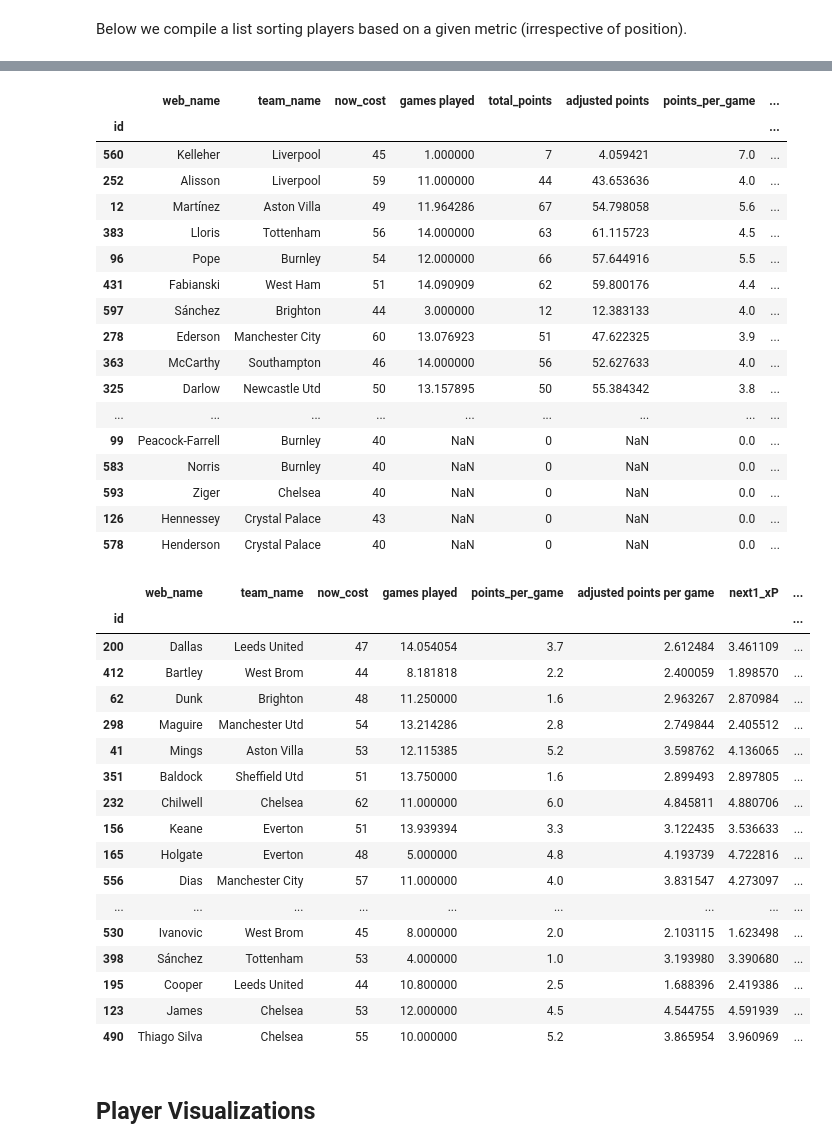
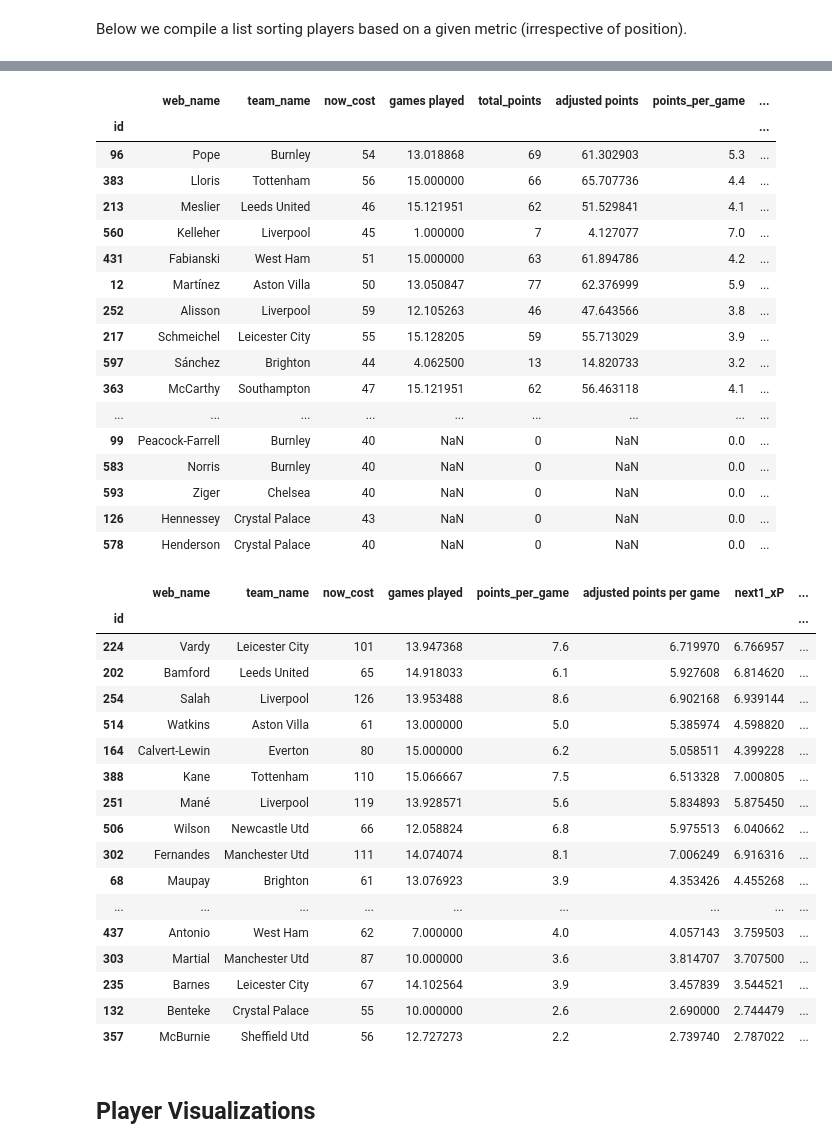
Before and after one commit to jaksticks/Fantasy-Premier-League, a Jupyter notebook: notebooks/playerEvaluation.ipynb, the cells around one changed output, grey strips where cells are left out. Drawn from its saved outputs; the diff is of its cells as text; code cells hidden in the pictures.

```diff
--- a/notebooks/playerEvaluation.ipynb
+++ b/notebooks/playerEvaluation.ipynb
@@ -4,7 +4,7 @@
 Here we compare players based on their adjusted points. Also, we calculate some useful metrics using the adjusted points to further evaluate player performance in FPL.
 # %%
 # recent gameweek
-gameweek = 14
+gameweek = 15
 # %%
 # import basic libraries
 import pandas as pd
@@ -38,6 +38,7 @@ The value points is calculated as the geometric mean of a players adjusted point
 # value = expected points / cost
 df['value'] = df['adjusted points per game'] / (df['now_cost'] / 10.0)
 df['value form 5'] = df['form 5'] / (df['now_cost'] / 10.0)
+df['value form 10'] = df['form 10'] / (df['now_cost'] / 10.0)
 # geometric mean of 'adjusted points per game' and 'value'
 df['valuePoints metric'] = np.sqrt(df['adjusted points per game'] * df['value'])
 # %%
@@ -242,16 +243,16 @@ display(df[goalkeepers].sort_values(by=[metric], ascending=False)[['web_name','t
 # %% [output]
 |  | web_name | team_name | now_cost | games played | total_points | adjusted points | points_per_game | ... |
 | id |  |  |  |  |  |  |  | ... |
-| 560 | Kelleher | Liverpool | 45 | 1.000000 | 7 | 4.059421 | 7.0 | ... |
-| 252 | Alisson | Liverpool | 59 | 11.000000 | 44 | 43.653636 | 4.0 | ... |
-| 12 | Martínez | Aston Villa | 49 | 11.964286 | 67 | 54.798058 | 5.6 | ... |
-| 383 | Lloris | Tottenham | 56 | 14.000000 | 63 | 61.115723 | 4.5 | ... |
-| 96 | Pope | Burnley | 54 | 12.000000 | 66 | 57.644916 | 5.5 | ... |
-| 431 | Fabianski | West Ham | 51 | 14.090909 | 62 | 59.800176 | 4.4 | ... |
-| 597 | Sánchez | Brighton | 44 | 3.000000 | 12 | 12.383133 | 4.0 | ... |
-| 278 | Ederson | Manchester City | 60 | 13.076923 | 51 | 47.622325 | 3.9 | ... |
-| 363 | McCarthy | Southampton | 46 | 14.000000 | 56 | 52.627633 | 4.0 | ... |
-| 325 | Darlow | Newcastle Utd | 50 | 13.157895 | 50 | 55.384342 | 3.8 | ... |
+| 96 | Pope | Burnley | 54 | 13.018868 | 69 | 61.302903 | 5.3 | ... |
+| 383 | Lloris | Tottenham | 56 | 15.000000 | 66 | 65.707736 | 4.4 | ... |
+| 213 | Meslier | Leeds United | 46 | 15.121951 | 62 | 51.529841 | 4.1 | ... |
+| 560 | Kelleher | Liverpool | 45 | 1.000000 | 7 | 4.127077 | 7.0 | ... |
+| 431 | Fabianski | West Ham | 51 | 15.000000 | 63 | 61.894786 | 4.2 | ... |
+| 12 | Martínez | Aston Villa | 50 | 13.050847 | 77 | 62.376999 | 5.9 | ... |
+| 252 | Alisson | Liverpool | 59 | 12.105263 | 46 | 47.643566 | 3.8 | ... |
+| 217 | Schmeichel | Leicester City | 55 | 15.128205 | 59 | 55.713029 | 3.9 | ... |
+| 597 | Sánchez | Brighton | 44 | 4.062500 | 13 | 14.820733 | 3.2 | ... |
+| 363 | McCarthy | Southampton | 47 | 15.121951 | 62 | 56.463118 | 4.1 | ... |
 | ... | ... | ... | ... | ... | ... | ... | ... | ... |
 | 99 | Peacock-Farrell | Burnley | 40 | NaN | 0 | NaN | 0.0 | ... |
 | 583 | Norris | Burnley | 40 | NaN | 0 | NaN | 0.0 | ... |
@@ -261,28 +262,28 @@ display(df[goalkeepers].sort_values(by=[metric], ascending=False)[['web_name','t
 # %%
 metric = 'xG'
 
-display(df[defenders].sort_values(by=[metric], ascending=False)[['web_name','team_name','now_cost',\
+display(df.sort_values(by=[metric], ascending=False)[['web_name','team_name','now_cost',\
           'games played','points_per_game','adjusted points per game','next1_xP',\
                       'valuePoints metric', 'xG', 'xA', 'xG+xA', 'xG+xA per game']].head(numberToShow))
 # %% [output]
 |  | web_name | team_name | now_cost | games played | points_per_game | adjusted points per game | next1_xP | ... |
 | id |  |  |  |  |  |  |  | ... |
-| 200 | Dallas | Leeds United | 47 | 14.054054 | 3.7 | 2.612484 | 3.461109 | ... |
-| 412 | Bartley | West Brom | 44 | 8.181818 | 2.2 | 2.400059 | 1.898570 | ... |
-| 62 | Dunk | Brighton | 48 | 11.250000 | 1.6 | 2.963267 | 2.870984 | ... |
-| 298 | Maguire | Manchester Utd | 54 | 13.214286 | 2.8 | 2.749844 | 2.405512 | ... |
-| 41 | Mings | Aston Villa | 53 | 12.115385 | 5.2 | 3.598762 | 4.136065 | ... |
-| 351 | Baldock | Sheffield Utd | 51 | 13.750000 | 1.6 | 2.899493 | 2.897805 | ... |
-| 232 | Chilwell | Chelsea | 62 | 11.000000 | 6.0 | 4.845811 | 4.880706 | ... |
-| 156 | Keane | Everton | 51 | 13.939394 | 3.3 | 3.122435 | 3.536633 | ... |
-| 165 | Holgate | Everton | 48 | 5.000000 | 4.8 | 4.193739 | 4.722816 | ... |
-| 556 | Dias | Manchester City | 57 | 11.000000 | 4.0 | 3.831547 | 4.273097 | ... |
+| 224 | Vardy | Leicester City | 101 | 13.947368 | 7.6 | 6.719970 | 6.766957 | ... |
+| 202 | Bamford | Leeds United | 65 | 14.918033 | 6.1 | 5.927608 | 6.814620 | ... |
+| 254 | Salah | Liverpool | 126 | 13.953488 | 8.6 | 6.902168 | 6.939144 | ... |
+| 514 | Watkins | Aston Villa | 61 | 13.000000 | 5.0 | 5.385974 | 4.598820 | ... |
+| 164 | Calvert-Lewin | Everton | 80 | 15.000000 | 6.2 | 5.058511 | 4.399228 | ... |
+| 388 | Kane | Tottenham | 110 | 15.066667 | 7.5 | 6.513328 | 7.000805 | ... |
+| 251 | Mané | Liverpool | 119 | 13.928571 | 5.6 | 5.834893 | 5.875450 | ... |
+| 506 | Wilson | Newcastle Utd | 66 | 12.058824 | 6.8 | 5.975513 | 6.040662 | ... |
+| 302 | Fernandes | Manchester Utd | 111 | 14.074074 | 8.1 | 7.006249 | 6.916316 | ... |
+| 68 | Maupay | Brighton | 61 | 13.076923 | 3.9 | 4.353426 | 4.455268 | ... |
 | ... | ... | ... | ... | ... | ... | ... | ... | ... |
-| 530 | Ivanovic | West Brom | 45 | 8.000000 | 2.0 | 2.103115 | 1.623498 | ... |
-| 398 | Sánchez | Tottenham | 53 | 4.000000 | 1.0 | 3.193980 | 3.390680 | ... |
-| 195 | Cooper | Leeds United | 44 | 10.800000 | 2.5 | 1.688396 | 2.419386 | ... |
-| 123 | James | Chelsea | 53 | 12.000000 | 4.5 | 4.544755 | 4.591939 | ... |
-| 490 | Thiago Silva | Chelsea | 55 | 10.000000 | 5.2 | 3.865954 | 3.960969 | ... |
+| 437 | Antonio | West Ham | 62 | 7.000000 | 4.0 | 4.057143 | 3.759503 | ... |
+| 303 | Martial | Manchester Utd | 87 | 10.000000 | 3.6 | 3.814707 | 3.707500 | ... |
+| 235 | Barnes | Leicester City | 67 | 14.102564 | 3.9 | 3.457839 | 3.544521 | ... |
+| 132 | Benteke | Crystal Palace | 55 | 10.000000 | 2.6 | 2.690000 | 2.744479 | ... |
+| 357 | McBurnie | Sheffield Utd | 56 | 12.727273 | 2.2 | 2.739740 | 2.787022 | ... |
 # %% [markdown]
 ## Player Visualizations
 # %%
```
Also changed, not shown: parts of 8 cells of this notebook, 7 other files.
